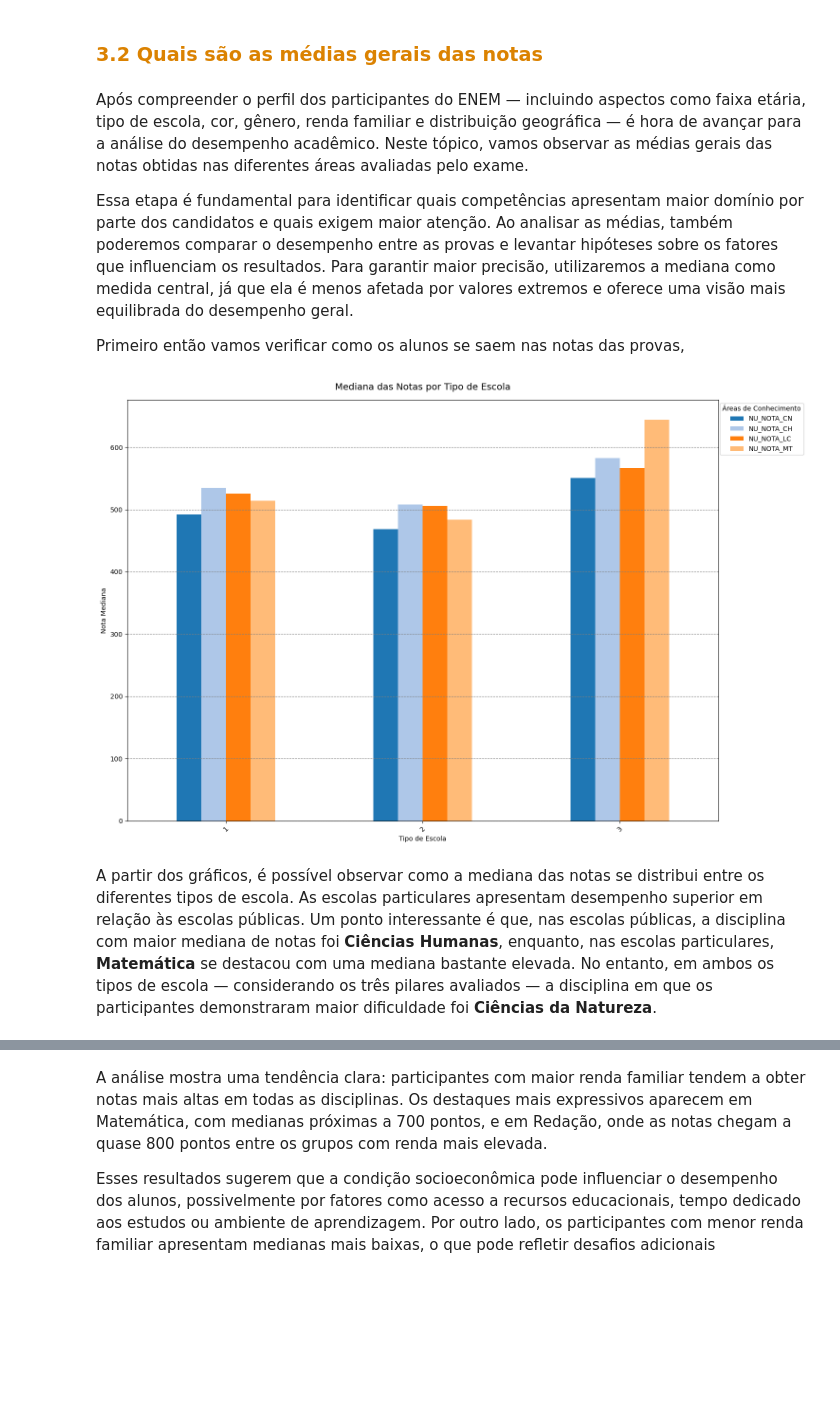
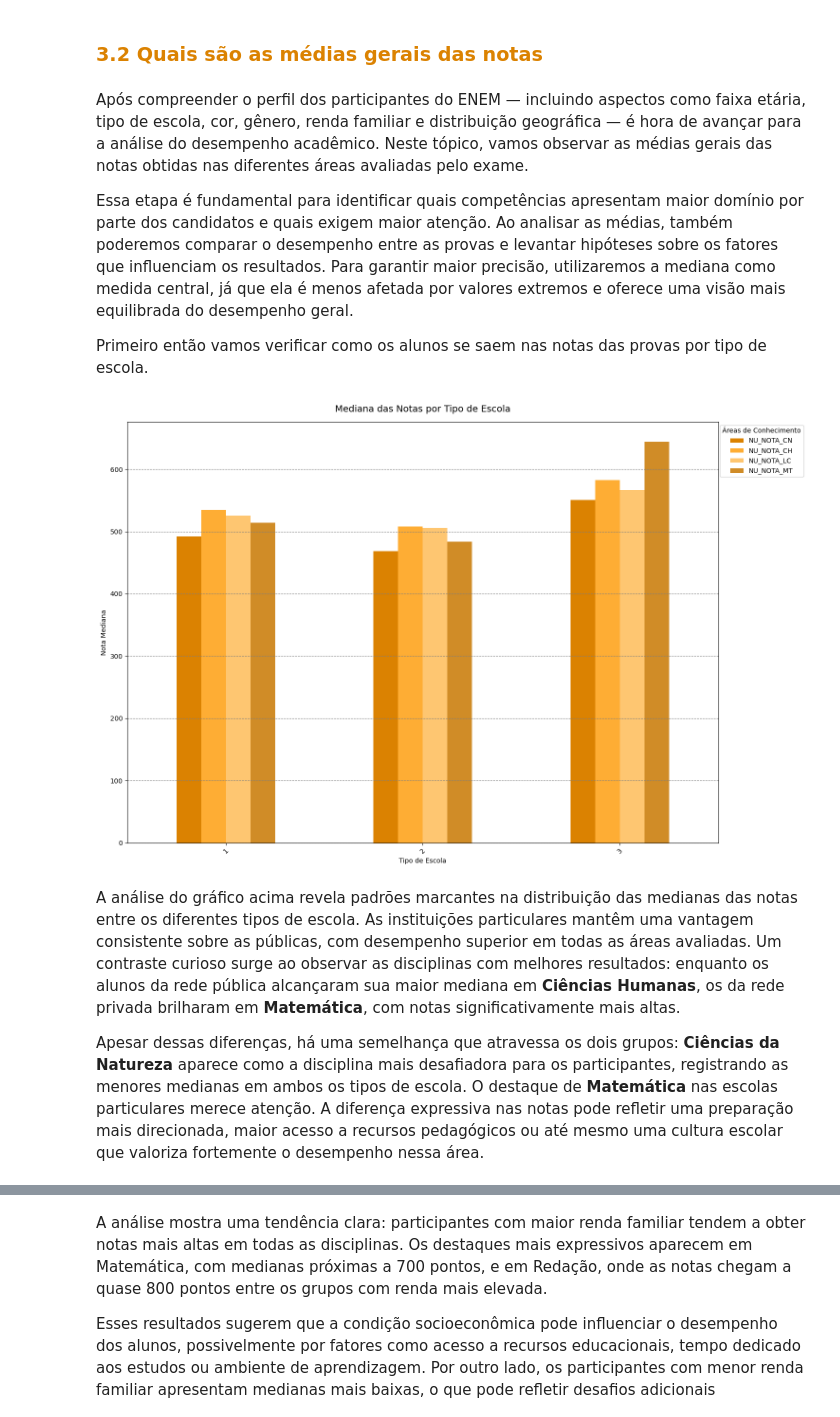
Before and after one commit to MoroF10/enem2023-data-analysis, a Jupyter notebook: 02_analise _descritiva.ipynb, the cells around one changed output, grey strips where cells are left out. Cells and saved outputs as stored; diff of their text form; code cells hidden in the pictures; blank space fills up the shorter version.

```diff
--- a/02_analise _descritiva.ipynb
+++ b/02_analise _descritiva.ipynb
@@ -54,17 +57,19 @@ df
 | 2840731 | 210061932304 | 2 | M | 1 | 1 | 1 | ... |
 2840732 rows × 64 columns
 # %%
-colors =[
-    '#DB8201',  # Laranja
-    '#00568F',
-    '#BD4C50',
-    '#97AF6E',
-    '#B2ECE1',
-    '#01295F',
-    '#1B998B',
-    '#575770'
-]
-
+# Acessa a paleta 'tab20' como lista de cores
+cores = [
+    '#DB8201',
+    '#FEAD34',
+    '#FEC671',
+    '#D08C27',
+    '#DEA754',
+    '#DEA754',
+    '#FFB300',
+    '#FFCE5C',
+    '#CC8F00',
+    '#FC9D4A',
+    '#FC8822']
 def conta (x):
     # Contagem
     contagem = df[x].value_counts()
@@ -72,7 +77,7 @@ def conta (x):
     # Plot
     plt.figure(figsize=(14,7))
     fig, ax = plt.subplots()
-    contagem.plot(kind='bar', ax=ax, color = colors )
+    contagem.plot(kind='bar', ax=ax, color = cores )
     plt.xticks(rotation=90)
 
     # Adicionar rótulos com os valores inteiros (sem notação científica)
@@ -93,7 +98,7 @@ def conta (x):
 def pizza(x):
 
     fig, ax = plt.subplots()
-    df[x].value_counts().plot(kind='pie', autopct='%1.1f%%', startangle=90, ax=ax, colors = colors )
+    df[x].value_counts().plot(kind='pie', autopct='%1.1f%%', startangle=90, ax=ax, colors = cores )
     plt.title(x)
     centro = plt.Circle((0, 0), 0.70, color='white')
     fig.gca().add_artist(centro)
@@ -103,9 +108,9 @@ def cont_h(x):
     plt.figure(figsize=(14,7))
 
     # Cria o gráfico horizontal
-    counts.plot.barh(color='skyblue')
+    counts.plot.barh(color=cores)
 
-    ax = counts.plot.barh(color=colors)
+    ax = counts.plot.barh(color=cores)
     plt.xlabel('Número de Participantes')
     plt.title(x)
 
@@ -522,40 +510,37 @@ Após compreender o perfil dos participantes do ENEM — incluindo aspectos como
 
 Essa etapa é fundamental para identificar quais competências apresentam maior domínio por parte dos candidatos e quais exigem maior atenção. Ao analisar as médias, também poderemos comparar o desempenho entre as provas e levantar hipóteses sobre os fatores que influenciam os resultados. Para garantir maior precisão, utilizaremos a mediana como medida central, já que ela é menos afetada por valores extremos e oferece uma visão mais equilibrada do desempenho geral.
 
-Primeiro então vamos verificar como os alunos se saem nas notas das provas,
+Primeiro então vamos verificar como os alunos se saem nas notas das provas por tipo de escola.
 # %%
-# Gerar paleta com 2 cores (para 2 colunas)
-
-# Define as cores
-cores = sns.color_palette("tab20")
-
 # Cria o gráfico
 ax = df.groupby('TP_ESCOLA')[['NU_NOTA_CN','NU_NOTA_CH','NU_NOTA_LC','NU_NOTA_MT']].median().plot(
     kind='bar',
     color=cores,
     figsize=(15, 10)
 )
 
 # Ajustes de título e eixos
 plt.title('Mediana das Notas por Tipo de Escola', fontsize=14, pad=15)
 plt.ylabel('Nota Mediana')
 plt.xlabel('Tipo de Escola')
 plt.grid(True, linestyle='--', color='gray', axis='y')
 plt.xticks(rotation=45)
 
 #  Posição da legenda
 plt.legend(
     title='Áreas de Conhecimento',
     loc='upper right',
     bbox_to_anchor=(1.15, 1)
 )
 
 plt.tight_layout()
 plt.show()
 # %% [output]
-[figure, old version]
+[figure, new version]
 # %% [markdown]
-A partir dos gráficos, é possível observar como a mediana das notas se distribui entre os diferentes tipos de escola. As escolas particulares apresentam desempenho superior em relação às escolas públicas. Um ponto interessante é que, nas escolas públicas, a disciplina com maior mediana de notas foi **Ciências Humanas**, enquanto, nas escolas particulares, **Matemática** se destacou com uma mediana bastante elevada. No entanto, em ambos os tipos de escola — considerando os três pilares avaliados — a disciplina em que os participantes demonstraram maior dificuldade foi **Ciências da Natureza**.
+A análise do gráfico acima revela padrões marcantes na distribuição das medianas das notas entre os diferentes tipos de escola. As instituições particulares mantêm uma vantagem consistente sobre as públicas, com desempenho superior em todas as áreas avaliadas. Um contraste curioso surge ao observar as disciplinas com melhores resultados: enquanto os alunos da rede pública alcançaram sua maior mediana em **Ciências Humanas**, os da rede privada brilharam em **Matemática**, com notas significativamente mais altas.
+
+Apesar dessas diferenças, há uma semelhança que atravessa os dois grupos: **Ciências da Natureza** aparece como a disciplina mais desafiadora para os participantes, registrando as menores medianas em ambos os tipos de escola. O destaque de **Matemática** nas escolas particulares merece atenção. A diferença expressiva nas notas pode refletir uma preparação mais direcionada, maior acesso a recursos pedagógicos ou até mesmo uma cultura escolar que valoriza fortemente o desempenho nessa área.
 # %%
 # Criar subplots lado a lado
 fig, axs = plt.subplots(2, 2, figsize=(15, 10))
```
Also changed, not shown: parts of 81 cells of this notebook.
